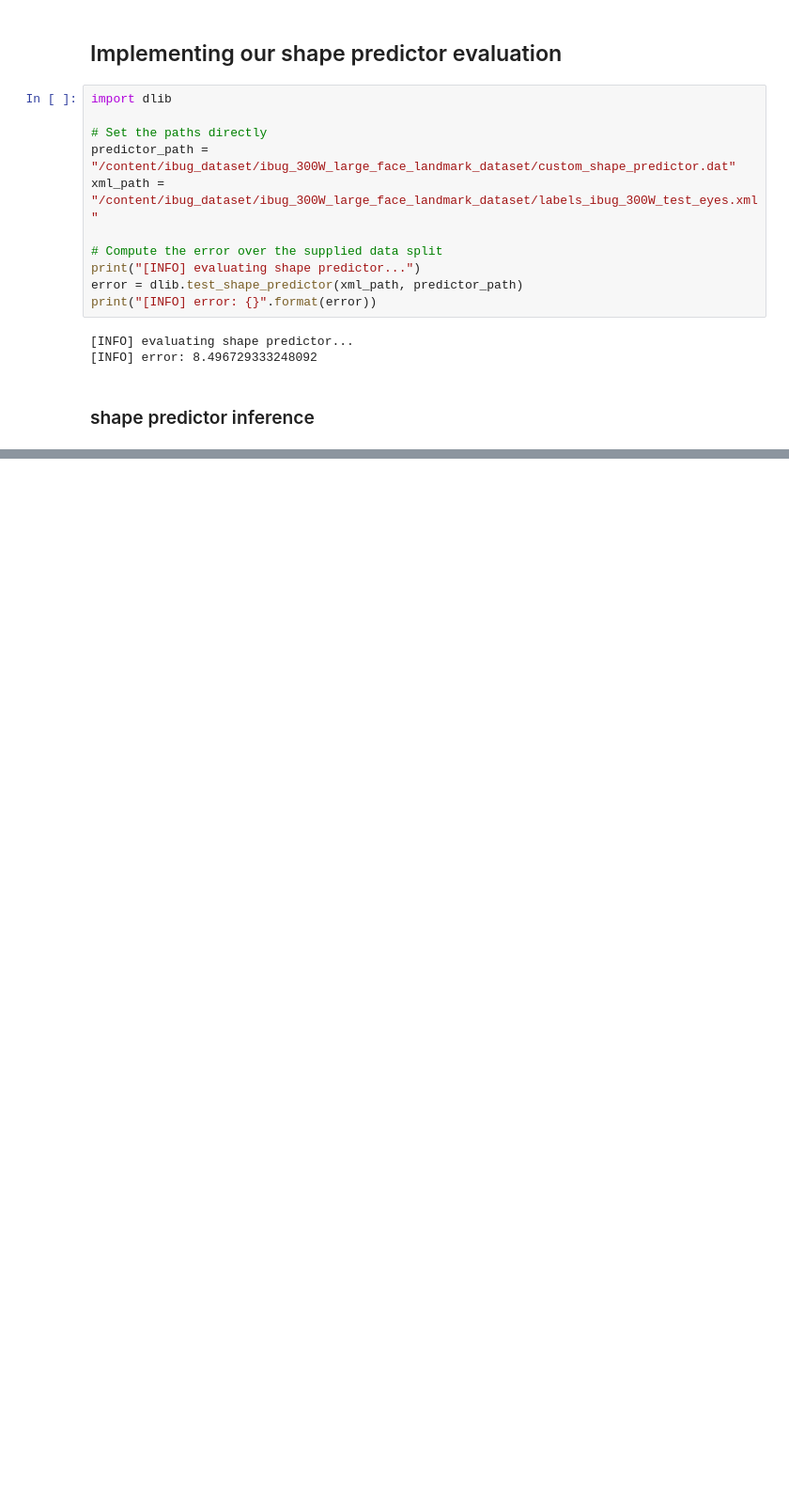
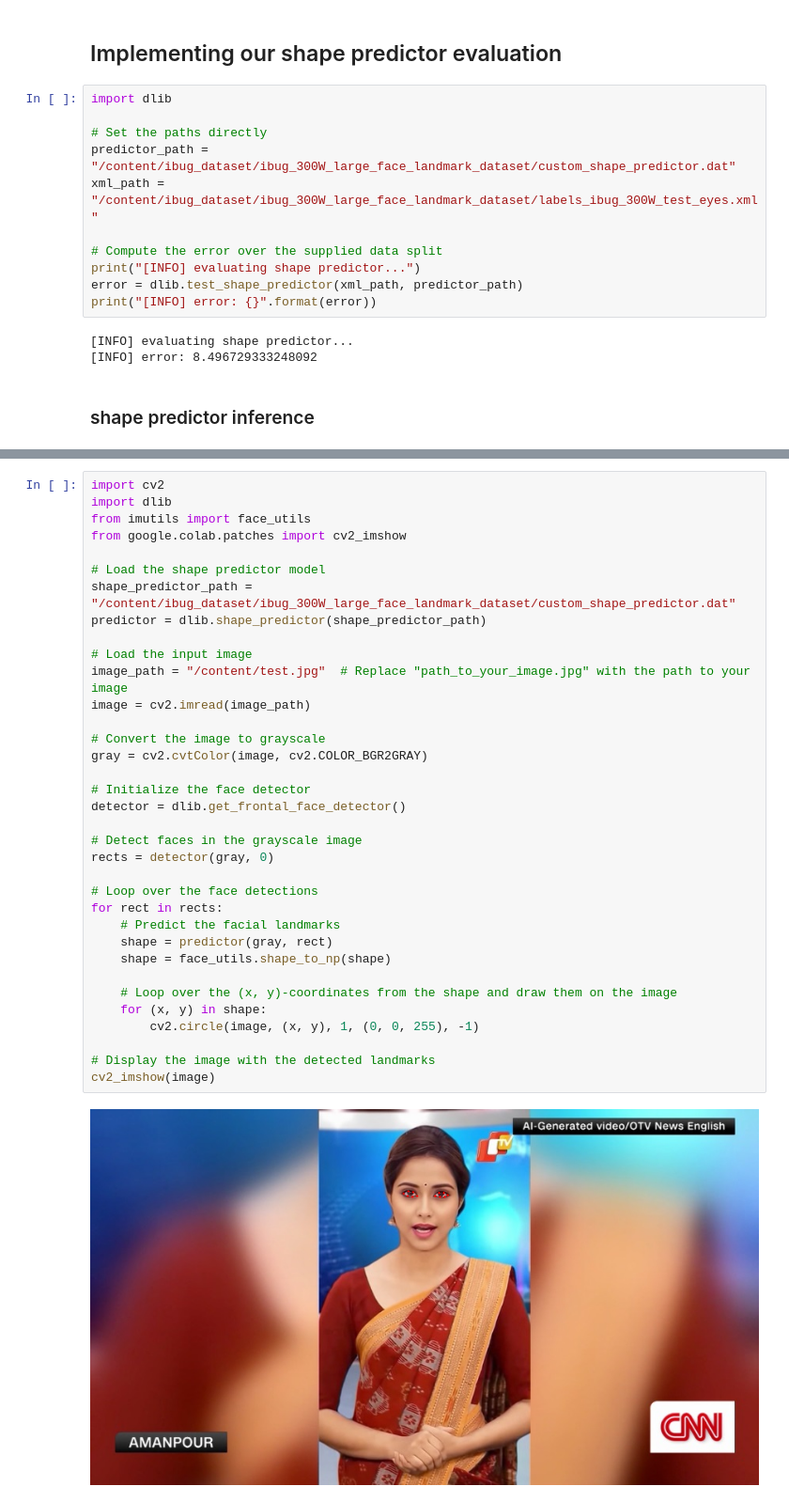
Before and after one commit to bhattacharya5/Computer_Vision, a Jupyter notebook: Major_ComputerVision_Project.ipynb, the cells around one changed output, grey strips where cells are left out. Shown: that part at 94% size. Cells and saved outputs as stored; diff of their text form; blank space fills up the shorter version.

```diff
--- a/Major_ComputerVision_Project.ipynb
+++ b/Major_ComputerVision_Project.ipynb
@@ -418,0 +417,37 @@ AttributeError: 'NoneType' object has no attribute 'shape'
+# %%
+import cv2
+import dlib
+from imutils import face_utils
+from google.colab.patches import cv2_imshow
+
+# Load the shape predictor model
+shape_predictor_path = "/content/ibug_dataset/ibug_300W_large_face_landmark_dataset/custom_shape_predictor.dat"
+predictor = dlib.shape_predictor(shape_predictor_path)
+
+# Load the input image
+image_path = "/content/test.jpg"  # Replace "path_to_your_image.jpg" with the path to your image
+image = cv2.imread(image_path)
+
+# Convert the image to grayscale
+gray = cv2.cvtColor(image, cv2.COLOR_BGR2GRAY)
+
+# Initialize the face detector
+detector = dlib.get_frontal_face_detector()
+
+# Detect faces in the grayscale image
+rects = detector(gray, 0)
+
+# Loop over the face detections
+for rect in rects:
+    # Predict the facial landmarks
+    shape = predictor(gray, rect)
+    shape = face_utils.shape_to_np(shape)
+
+    # Loop over the (x, y)-coordinates from the shape and draw them on the image
+    for (x, y) in shape:
+        cv2.circle(image, (x, y), 1, (0, 0, 255), -1)
+
+# Display the image with the detected landmarks
+cv2_imshow(image)
+# %% [output]
+[figure, added]
```
Also changed, not shown: parts of 1 cell of this notebook.
